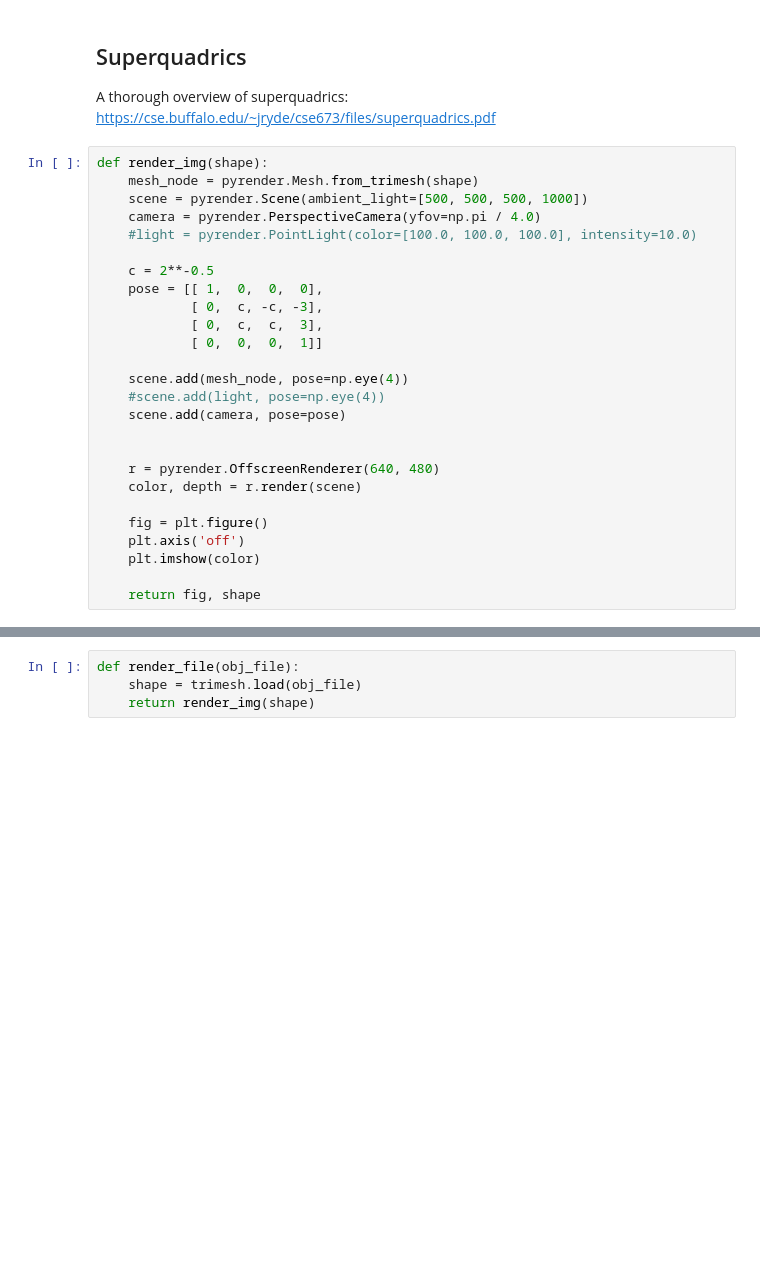
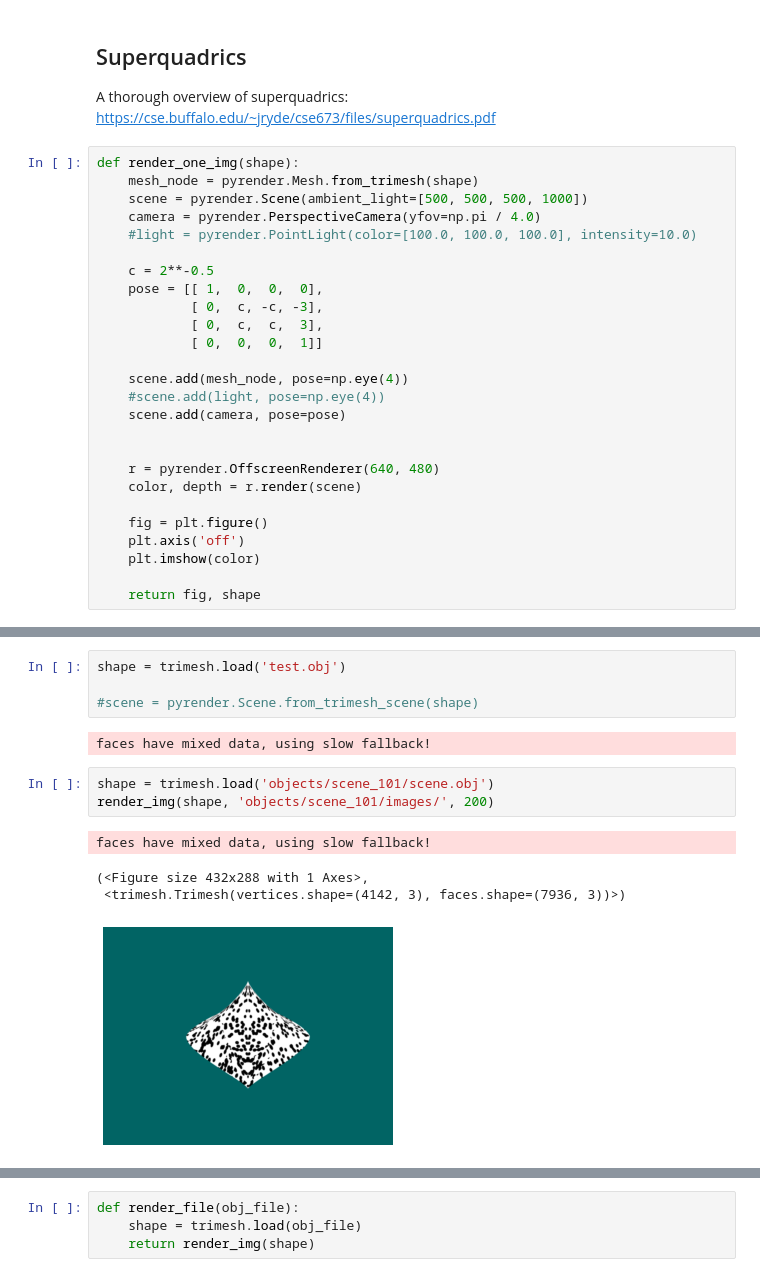
Before and after one commit to yifr/CommonFate, a Jupyter notebook: render_videos.ipynb, the cells around one changed output, grey strips where cells are left out. Cells and saved outputs as stored; diff of their text form; blank space fills up the shorter version.

```diff
--- a/render_videos.ipynb
+++ b/render_videos.ipynb
@@ -53,7 +52,7 @@ The auxilary functions $f$ and $g$ are:
 
 where $sgn(x)$ is the sign function (-1 if x < 0, 0 if x == 0, 1 if x > 0)  -->
 # %%
-def render_img(shape):
+def render_one_img(shape):
     mesh_node = pyrender.Mesh.from_trimesh(shape)
     scene = pyrender.Scene(ambient_light=[500, 500, 500, 1000])
     camera = pyrender.PerspectiveCamera(yfov=np.pi / 4.0)
@@ -81 +125,15 @@ def render_img(shape):
+# %%
+shape = trimesh.load('test.obj')
+
+#scene = pyrender.Scene.from_trimesh_scene(shape)
+# %% [output]
+faces have mixed data, using slow fallback!
+# %%
+shape = trimesh.load('objects/scene_101/scene.obj')
+render_img(shape, 'objects/scene_101/images/', 200)
+# %% [output]
+faces have mixed data, using slow fallback!
+(<Figure size 432x288 with 1 Axes>,
+ <trimesh.Trimesh(vertices.shape=(4142, 3), faces.shape=(7936, 3))>)
+[figure, added]
 # %%
```
Also changed, not shown: parts of 4 cells of this notebook, 8 other files.
